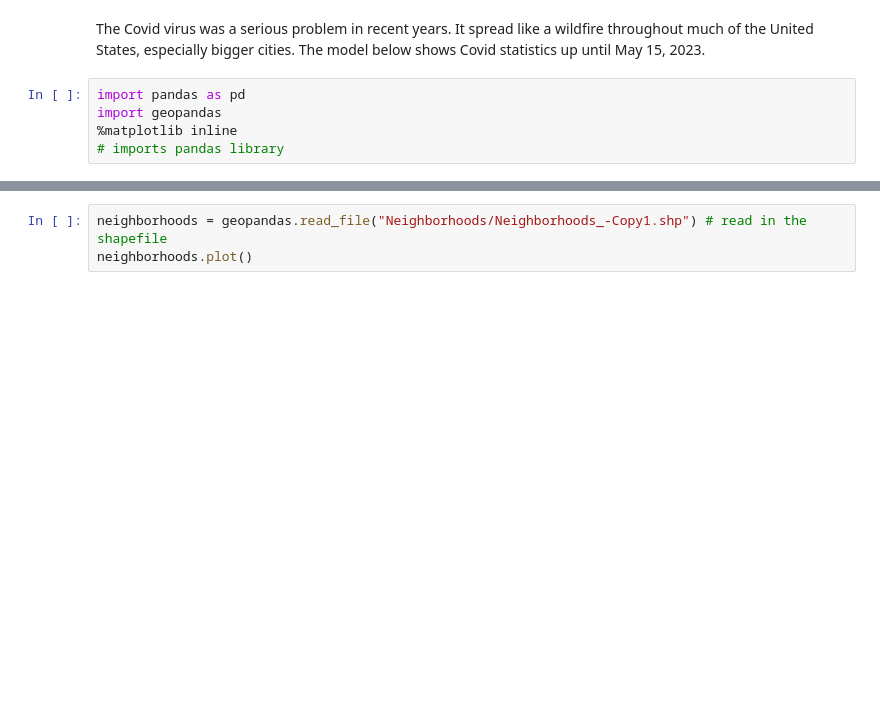
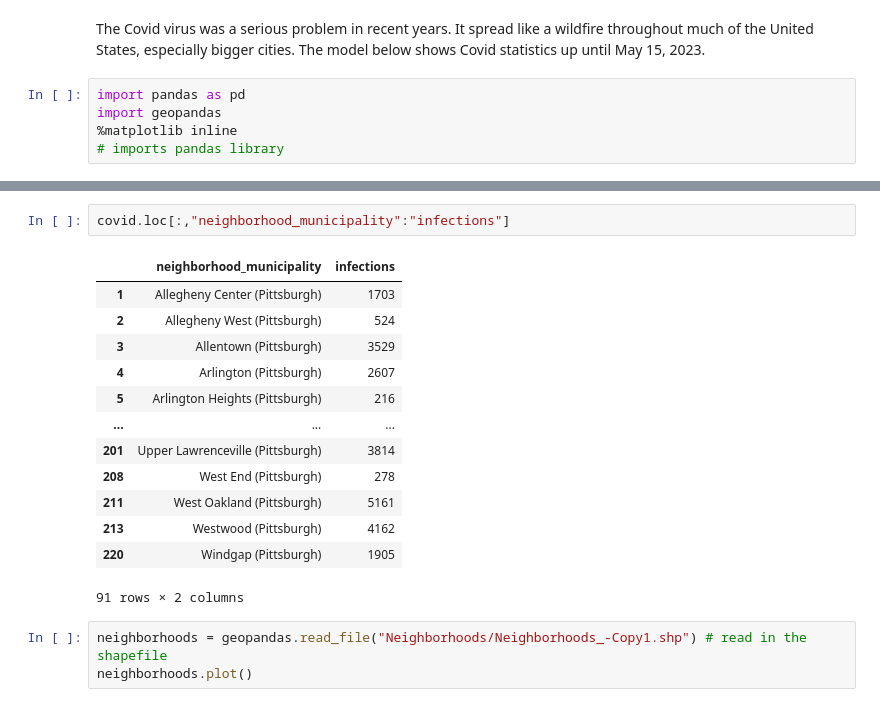
Before and after one commit to AbdulrehmanKhan05/Final-Project, a Jupyter notebook: covid.ipynb, the cells around one changed output, grey strips where cells are left out. Drawn from its saved outputs; the diff is of its cells as text; blank space fills up the shorter version.

```diff
--- a/covid.ipynb
+++ b/covid.ipynb
@@ -39,3 +86,19 @@ covid. head ()
+# %%
+covid.loc[:,"neighborhood_municipality":"infections"]
+# %% [output]
+|  | neighborhood_municipality | infections |
+| 1 | Allegheny Center (Pittsburgh) | 1703 |
+| 2 | Allegheny West (Pittsburgh) | 524 |
+| 3 | Allentown (Pittsburgh) | 3529 |
+| 4 | Arlington (Pittsburgh) | 2607 |
+| 5 | Arlington Heights (Pittsburgh) | 216 |
+| ... | ... | ... |
+| 201 | Upper Lawrenceville (Pittsburgh) | 3814 |
+| 208 | West End (Pittsburgh) | 278 |
+| 211 | West Oakland (Pittsburgh) | 5161 |
+| 213 | Westwood (Pittsburgh) | 4162 |
+| 220 | Windgap (Pittsburgh) | 1905 |
+91 rows × 2 columns
 # %%
 neighborhoods = geopandas.read_file("Neighborhoods/Neighborhoods_-Copy1.shp") # read in the shapefile
 neighborhoods.plot()
```
Also changed, not shown: parts of 12 cells of this notebook, 1 other file.
